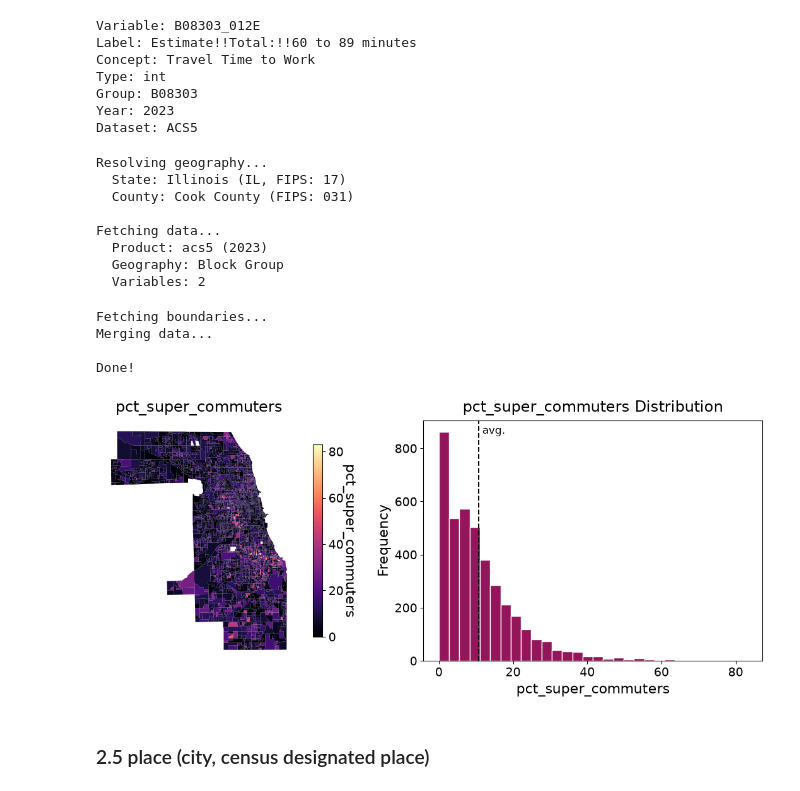
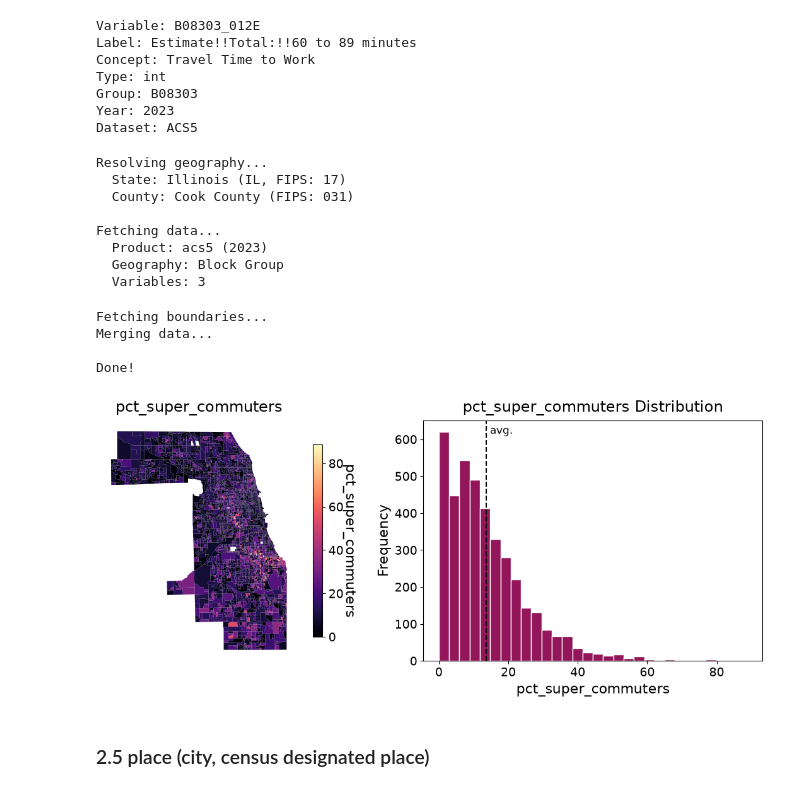
Before and after one commit to Cmaj7-B/pycen-tutorials, a Jupyter notebook: tutorials/2_acquire_spatial.ipynb, the cells around one changed output. Cells and saved outputs as stored; diff of their text form; code cells hidden in the pictures.

```diff
--- a/tutorials/2_acquire_spatial.ipynb
+++ b/tutorials/2_acquire_spatial.ipynb
@@ -734,29 +669,34 @@ Year: 2023
 Dataset: ACS5
 # %%
 gdf_sct = acquire.get_censhp(
-    variables={"B08303_012E":"commute_over_60min", "B08303_001E":"total_commuters"},  # 1-1.5hr
+    variables={
+        "B08303_012E": "commute_60_89min",
+        "B08303_013E": "commute_90min_plus",
+        "B08303_001E": "total_commuters",
+    },
     geography="block group",
     county="Cook County",
     state="IL",
     dataset="acs5",
     year=2023
 )
-gdf_sct["pct_super_commuters"] = gdf_sct["commute_over_60min"] / gdf_sct["total_commuters"] * 100
+gdf_sct["commute_60min_plus"] = gdf_sct["commute_60_89min"] + gdf_sct["commute_90min_plus"]
+gdf_sct["pct_super_commuters"] = gdf_sct["commute_60min_plus"] / gdf_sct["total_commuters"] * 100
 acquire.quick_viz(gdf_sct, "pct_super_commuters")
 # %% [output]
 Resolving geography...
   State: Illinois (IL, FIPS: 17)
   County: Cook County (FIPS: 031)
 
 Fetching data...
   Product: acs5 (2023)
   Geography: Block Group
-  Variables: 2
+  Variables: 3
 Fetching boundaries...
 Merging data...
 
 Done!
-[figure, old version]
+[figure, new version]
 # %% [markdown]
 ### 2.5 place (city, census designated place)
 # %% [markdown]
```
Also changed, not shown: parts of 20 cells of this notebook, 2 other files.
